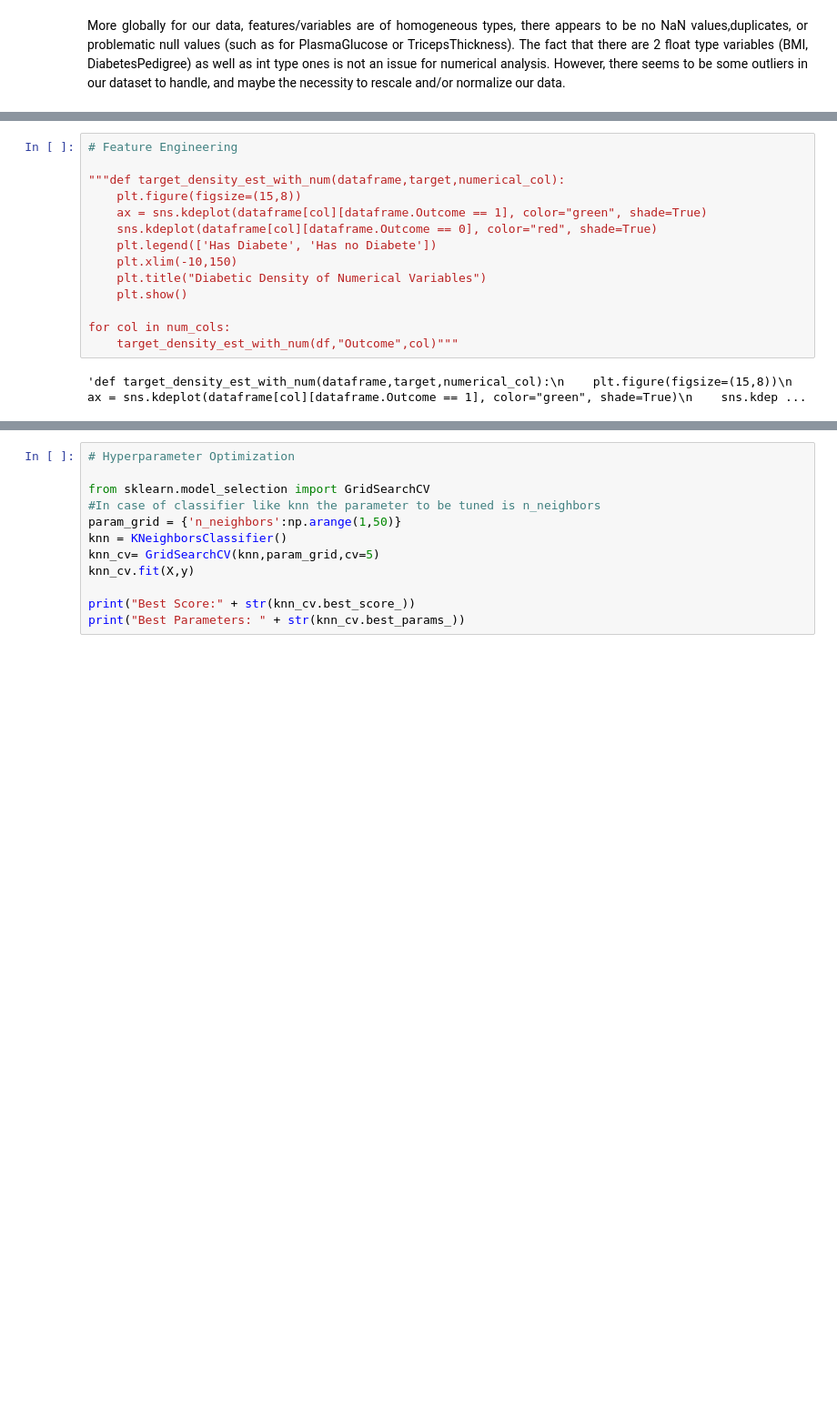
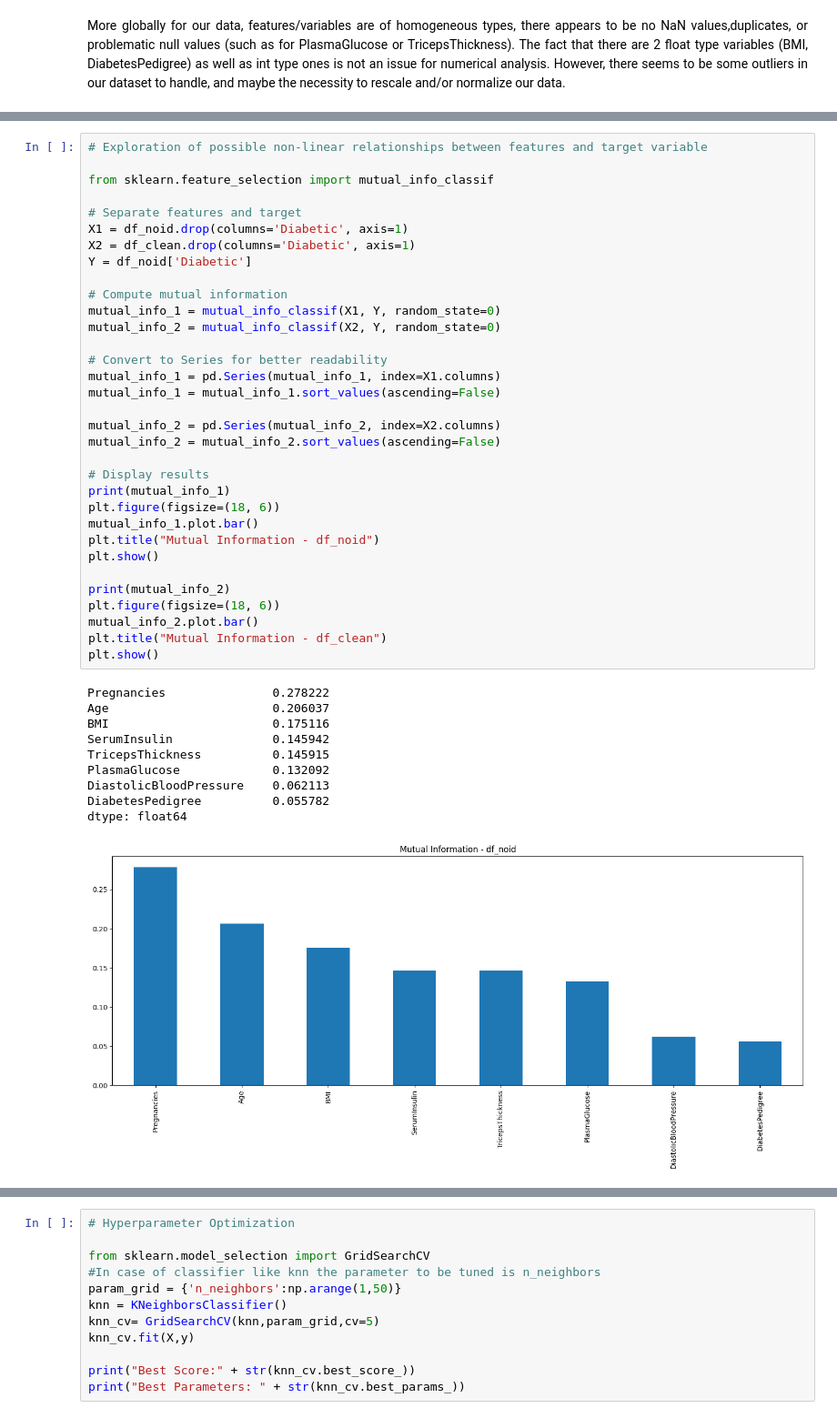
Before and after one commit to NathanBrunet/ML-Project-Diabetes-Prediction, a Jupyter notebook: DiabetesPrediction.ipynb, the cells around one changed output, grey strips where cells are left out. Shown at 91% size. Cells and saved outputs as stored; diff of their text form; blank space fills up the shorter version.

Commit message:
Adding mutual_info part

```diff
--- a/DiabetesPrediction.ipynb
+++ b/DiabetesPrediction.ipynb
@@ -245,16 +359,44 @@ Diabetic                        0.129162  0.295684  1.000000
 # %%
-# Feature Engineering
+# Exploration of possible non-linear relationships between features and target variable
 
-"""def target_density_est_with_num(dataframe,target,numerical_col):
-    plt.figure(figsize=(15,8))
-    ax = sns.kdeplot(dataframe[col][dataframe.Outcome == 1], color="green", shade=True)
-    sns.kdeplot(dataframe[col][dataframe.Outcome == 0], color="red", shade=True)
-    plt.legend(['Has Diabete', 'Has no Diabete'])
-    plt.xlim(-10,150)
-    plt.title("Diabetic Density of Numerical Variables")
-    plt.show()
+from sklearn.feature_selection import mutual_info_classif
 
-for col in num_cols:
-    target_density_est_with_num(df,"Outcome",col)"""
+# Separate features and target
+X1 = df_noid.drop(columns='Diabetic', axis=1)
+X2 = df_clean.drop(columns='Diabetic', axis=1)
+Y = df_noid['Diabetic']
+
+# Compute mutual information
+mutual_info_1 = mutual_info_classif(X1, Y, random_state=0)
+mutual_info_2 = mutual_info_classif(X2, Y, random_state=0)
+
+# Convert to Series for better readability
+mutual_info_1 = pd.Series(mutual_info_1, index=X1.columns)
+mutual_info_1 = mutual_info_1.sort_values(ascending=False)
+
+mutual_info_2 = pd.Series(mutual_info_2, index=X2.columns)
+mutual_info_2 = mutual_info_2.sort_values(ascending=False)
+
+# Display results
+print(mutual_info_1)
+plt.figure(figsize=(18, 6))
+mutual_info_1.plot.bar()
+plt.title("Mutual Information - df_noid")
+plt.show()
+
+print(mutual_info_2)
+plt.figure(figsize=(18, 6))
+mutual_info_2.plot.bar()
+plt.title("Mutual Information - df_clean")
+plt.show()
 # %% [output]
-'def target_density_est_with_num(dataframe,target,numerical_col):\n    plt.figure(figsize=(15,8))\n    ax = sns.kdeplot(dataframe[col][dataframe.Outcome == 1], color="green", shade=True)\n    sns.kdep ...
+Pregnancies               0.278222
+Age                       0.206037
+BMI                       0.175116
+SerumInsulin              0.145942
+TricepsThickness          0.145915
+PlasmaGlucose             0.132092
+DiastolicBloodPressure    0.062113
+DiabetesPedigree          0.055782
+dtype: float64
+[figure, added]
```
Also changed, not shown: parts of 9 cells of this notebook.
